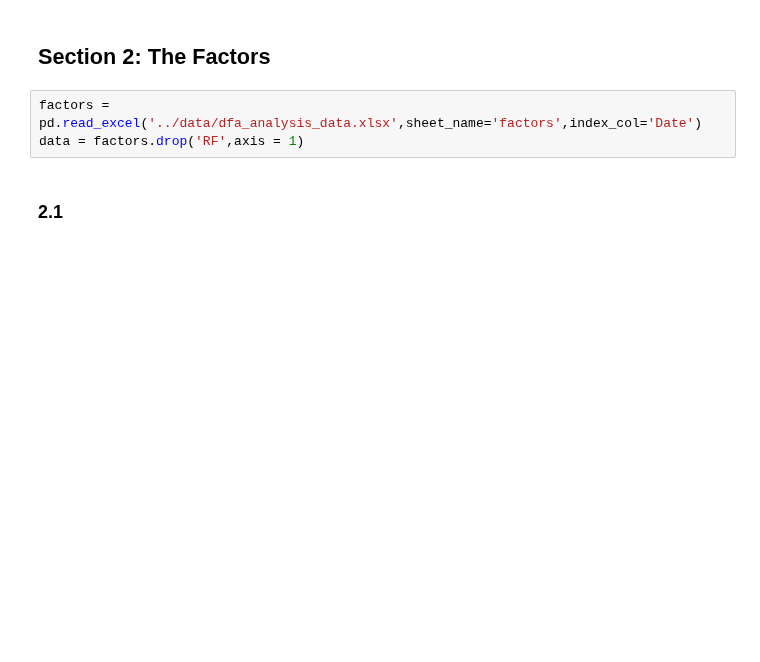
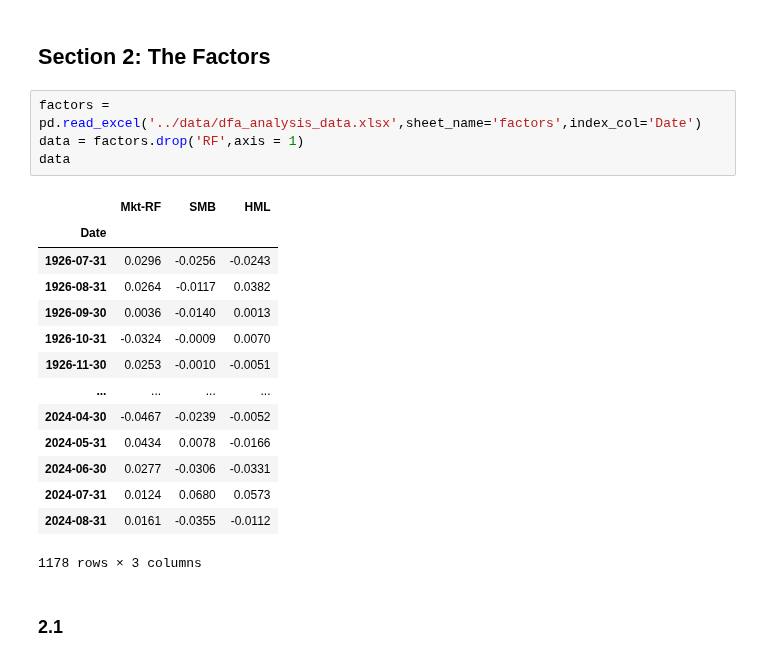
Before and after one commit to ekopen/finm-portfolio-2024, a Jupyter notebook: homework/Eric Kopen HW4.ipynb, the cells around one changed output. Cells and saved outputs as stored; diff of their text form; blank space fills up the shorter version.

```diff
--- a/homework/Eric Kopen HW4.ipynb
+++ b/homework/Eric Kopen HW4.ipynb
@@ -87,6 +87,22 @@ __*(b)*__ As indicated by Fama and French, it is possible that there are risk fa
 # %%
 factors = pd.read_excel('../data/dfa_analysis_data.xlsx',sheet_name='factors',index_col='Date')
 data = factors.drop('RF',axis = 1)
+data
+# %% [output]
+|  | Mkt-RF | SMB | HML |
+| Date |  |  |  |
+| 1926-07-31 | 0.0296 | -0.0256 | -0.0243 |
+| 1926-08-31 | 0.0264 | -0.0117 | 0.0382 |
+| 1926-09-30 | 0.0036 | -0.0140 | 0.0013 |
+| 1926-10-31 | -0.0324 | -0.0009 | 0.0070 |
+| 1926-11-30 | 0.0253 | -0.0010 | -0.0051 |
+| ... | ... | ... | ... |
+| 2024-04-30 | -0.0467 | -0.0239 | -0.0052 |
+| 2024-05-31 | 0.0434 | 0.0078 | -0.0166 |
+| 2024-06-30 | 0.0277 | -0.0306 | -0.0331 |
+| 2024-07-31 | 0.0124 | 0.0680 | 0.0573 |
+| 2024-08-31 | 0.0161 | -0.0355 | -0.0112 |
+1178 rows × 3 columns
 # %% [markdown]
 ### 2.1
 # %%
```
Also changed, not shown: parts of 2 cells of this notebook.
